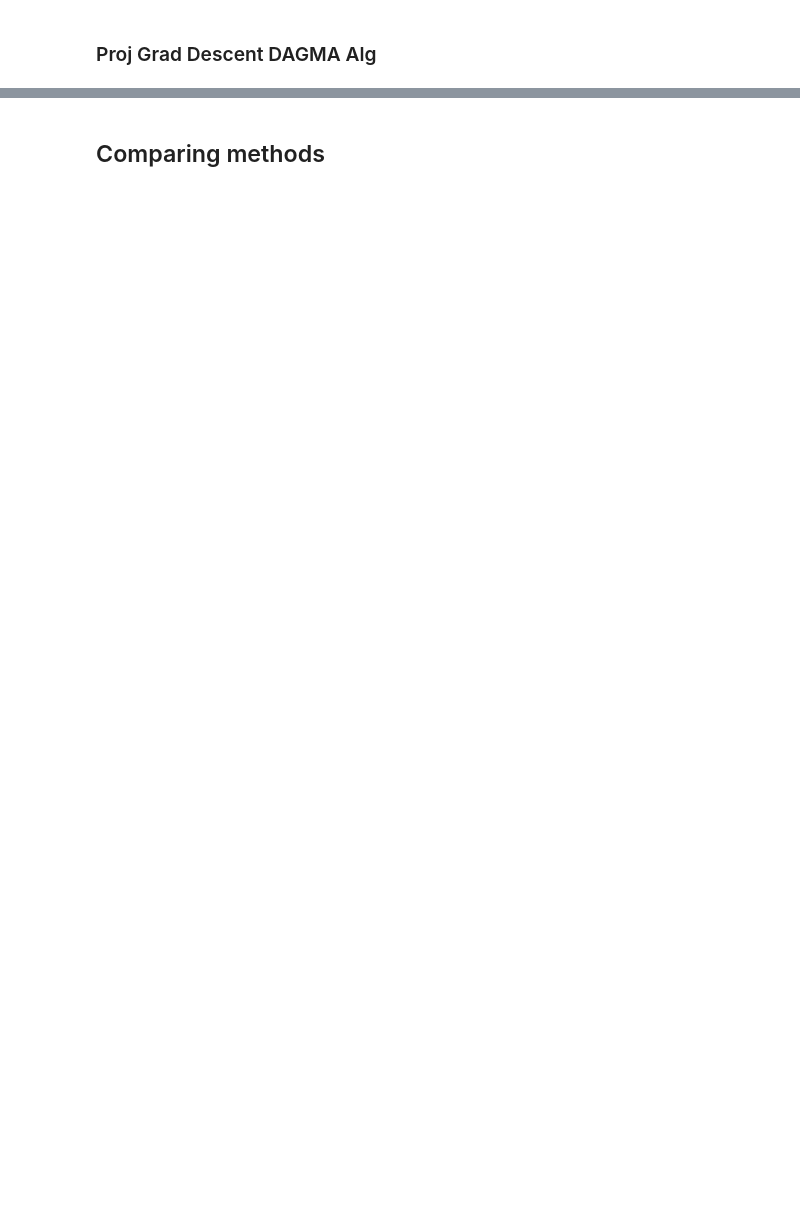
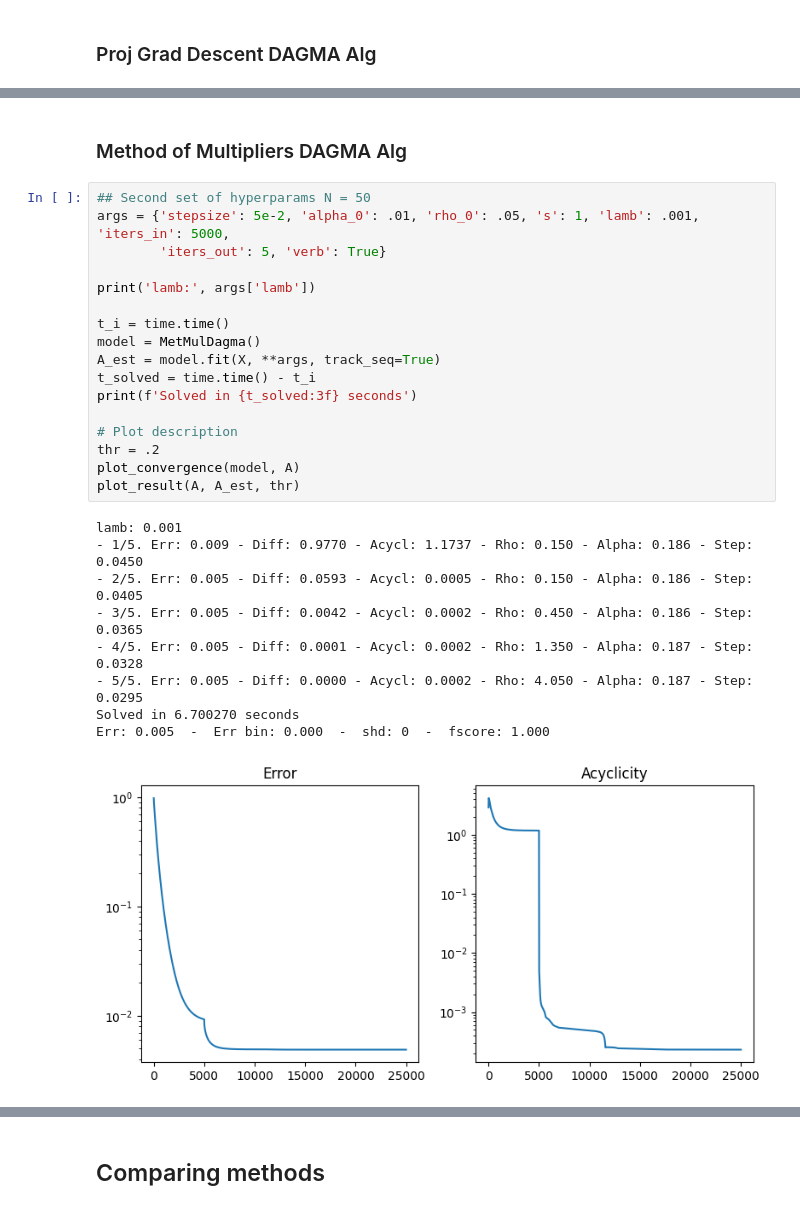
Before and after one commit to reysam93/cvx_dag_learning, a Jupyter notebook: preliminary_exp.ipynb, the cells around one changed output, grey strips where cells are left out. Saved outputs shown, nothing was run; the diff lists cells and outputs as text; blank space fills up the shorter version.

Commit message:
adding method of multpliers alg

```diff
--- a/preliminary_exp.ipynb
+++ b/preliminary_exp.ipynb
@@ -235,0 +249,29 @@ Err: 0.004  -  Err bin: 0.000  -  shd: 0  -  fscore: 1.000
+# %% [markdown]
+### Method of Multipliers DAGMA Alg
+# %%
+## Second set of hyperparams N = 50
+args = {'stepsize': 5e-2, 'alpha_0': .01, 'rho_0': .05, 's': 1, 'lamb': .001, 'iters_in': 5000,
+        'iters_out': 5, 'verb': True}
+
+print('lamb:', args['lamb'])
+
+t_i = time.time()
+model = MetMulDagma()
+A_est = model.fit(X, **args, track_seq=True)
+t_solved = time.time() - t_i
+print(f'Solved in {t_solved:3f} seconds')
+
+# Plot description
+thr = .2
+plot_convergence(model, A)
+plot_result(A, A_est, thr)
+# %% [output]
+lamb: 0.001
+- 1/5. Err: 0.009 - Diff: 0.9770 - Acycl: 1.1737 - Rho: 0.150 - Alpha: 0.186 - Step: 0.0450
+- 2/5. Err: 0.005 - Diff: 0.0593 - Acycl: 0.0005 - Rho: 0.150 - Alpha: 0.186 - Step: 0.0405
+- 3/5. Err: 0.005 - Diff: 0.0042 - Acycl: 0.0002 - Rho: 0.450 - Alpha: 0.186 - Step: 0.0365
+- 4/5. Err: 0.005 - Diff: 0.0001 - Acycl: 0.0002 - Rho: 1.350 - Alpha: 0.187 - Step: 0.0328
+- 5/5. Err: 0.005 - Diff: 0.0000 - Acycl: 0.0002 - Rho: 4.050 - Alpha: 0.187 - Step: 0.0295
+Solved in 6.700270 seconds
+Err: 0.005  -  Err bin: 0.000  -  shd: 0  -  fscore: 1.000
+[figure, added]
```
Also changed, not shown: parts of 14 cells of this notebook, 2 other files.
